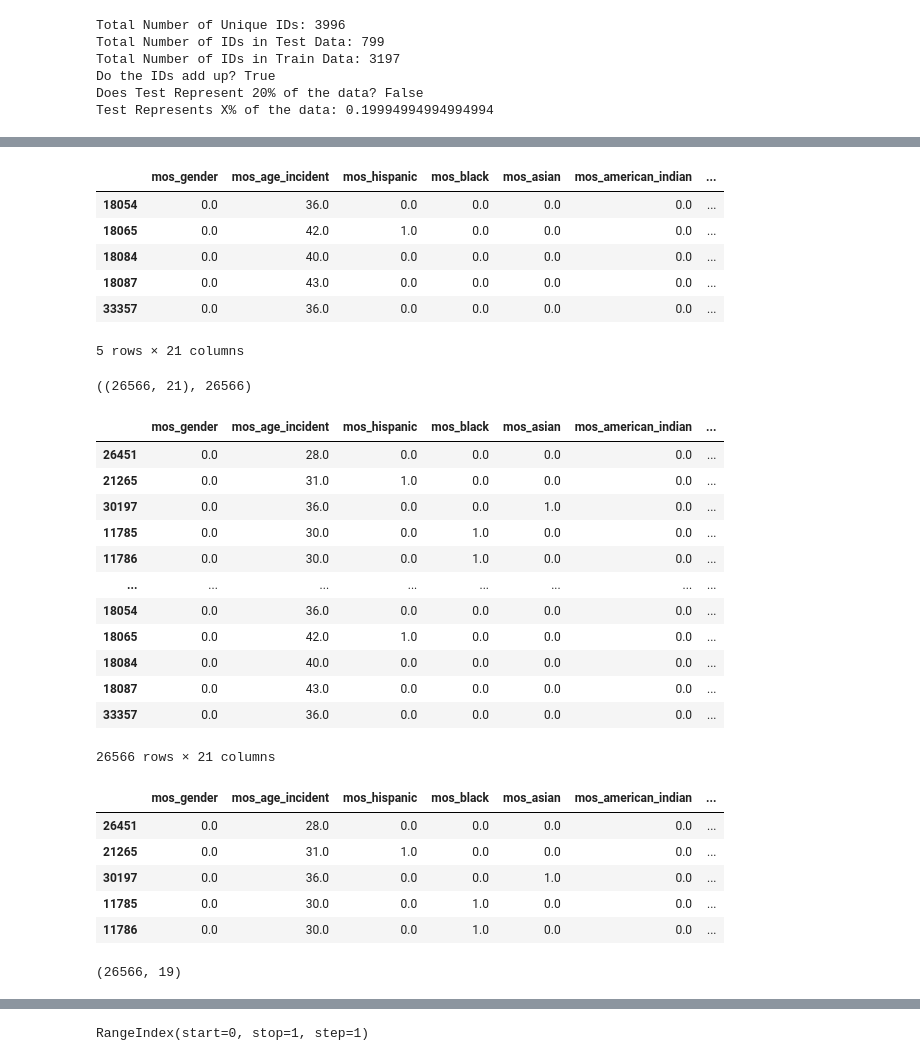
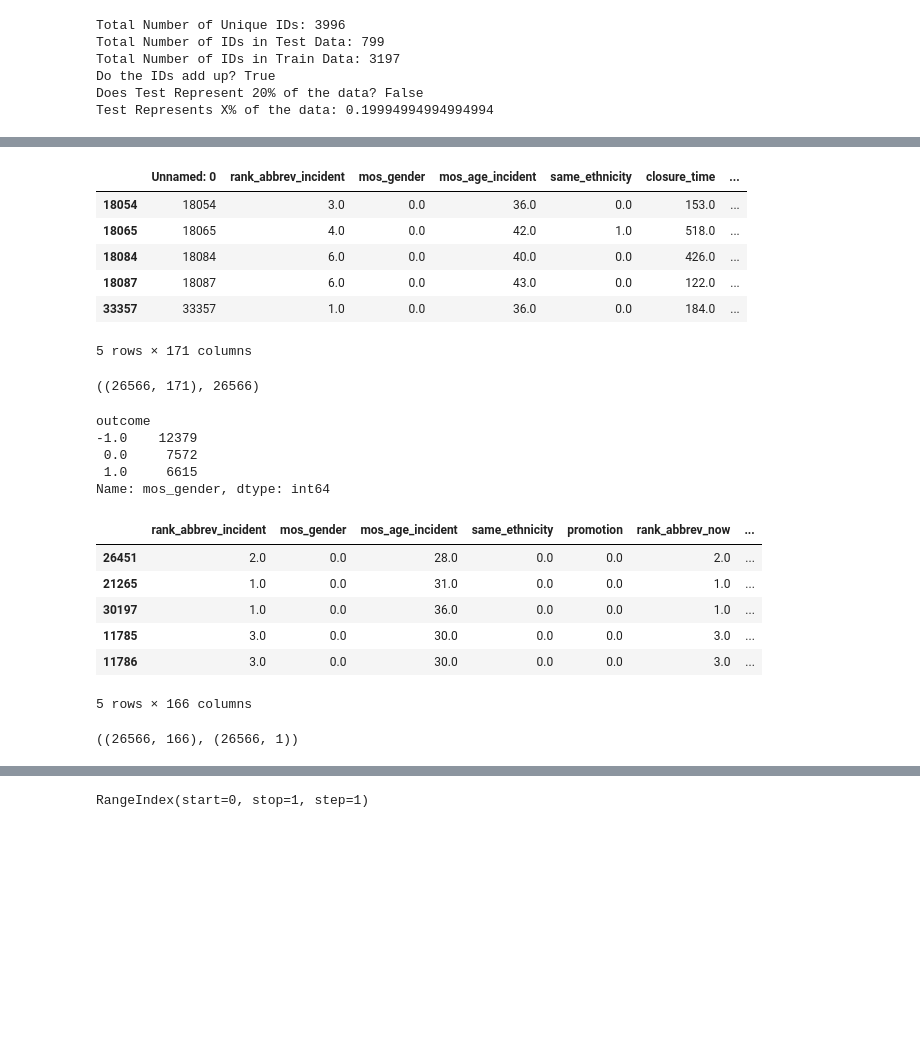
Before and after one commit to DSharm/nypd_misconduct, a Jupyter notebook: svd_exploration.ipynb, the cells around one changed output, grey strips where cells are left out. Cells and saved outputs as stored; diff of their text form; code cells hidden in the pictures; blank space fills up the shorter version.

```diff
--- a/svd_exploration.ipynb
+++ b/svd_exploration.ipynb
@@ -11,5 +11,5 @@ from pipeline import generate_basic_exploration
 # %%
 df = pd.read_csv('allegations_cleaned2.csv')
 # %%
-for x in df.columns:
-    print(x)
+# for x in df.columns:
+#     print(x)
@@ -45,5 +27,5 @@ keep_vars = ['mos_gender','mos_age_incident','mos_hispanic','mos_black',
 # %%
-df = df[keep_vars]
+# df = df[keep_vars]
 # %%
 #df[['closure_time']].hist()
 # %%
@@ -112,8 +94,8 @@ Index(['mos_gender', 'mos_age_incident', 'mos_hispanic', 'mos_black',
 # %%
 # construct type of FADO as outcome
-train['fado'] = np.nan
-train.loc[train['abuse_of_authority']==1,'fado']=1
-train.loc[train['discourtesy']==1,'fado']=2
-train.loc[train['offensive_language']==1,'fado']=3
-train.loc[train['force']==1,'fado']=4
-train.drop(['abuse_of_authority',"discourtesy",'offensive_language','force'],axis=1,inplace=True)
+# train['fado'] = np.nan
+# train.loc[train['abuse_of_authority']==1,'fado']=1
+# train.loc[train['discourtesy']==1,'fado']=2
+# train.loc[train['offensive_language']==1,'fado']=3
+# train.loc[train['force']==1,'fado']=4
+# train.drop(['abuse_of_authority',"discourtesy",'offensive_language','force'],axis=1,inplace=True)
@@ -142,30 +106,14 @@ outcome_var = "outcome"
 train = train.sort_values(by=outcome_var)
 train.tail()
 # %% [output]
-|  | mos_gender | mos_age_incident | mos_hispanic | mos_black | mos_asian | mos_american_indian | ... |
-| 18054 | 0.0 | 36.0 | 0.0 | 0.0 | 0.0 | 0.0 | ... |
-| 18065 | 0.0 | 42.0 | 1.0 | 0.0 | 0.0 | 0.0 | ... |
-| 18084 | 0.0 | 40.0 | 0.0 | 0.0 | 0.0 | 0.0 | ... |
-| 18087 | 0.0 | 43.0 | 0.0 | 0.0 | 0.0 | 0.0 | ... |
-| 33357 | 0.0 | 36.0 | 0.0 | 0.0 | 0.0 | 0.0 | ... |
+|  | Unnamed: 0 | rank_abbrev_incident | mos_gender | mos_age_incident | same_ethnicity | closure_time | ... |
+| 18054 | 18054 | 3.0 | 0.0 | 36.0 | 0.0 | 153.0 | ... |
+| 18065 | 18065 | 4.0 | 0.0 | 42.0 | 1.0 | 518.0 | ... |
+| 18084 | 18084 | 6.0 | 0.0 | 40.0 | 0.0 | 426.0 | ... |
+| 18087 | 18087 | 6.0 | 0.0 | 43.0 | 0.0 | 122.0 | ... |
+| 33357 | 33357 | 1.0 | 0.0 | 36.0 | 0.0 | 184.0 | ... |
-5 rows × 21 columns
+5 rows × 171 columns
 # %%
 train.shape, 13945+12621
 # %% [output]
-((26566, 21), 26566)
+((26566, 171), 26566)
-# %%
-train
-# %% [output]
-|  | mos_gender | mos_age_incident | mos_hispanic | mos_black | mos_asian | mos_american_indian | ... |
-| 26451 | 0.0 | 28.0 | 0.0 | 0.0 | 0.0 | 0.0 | ... |
-| 21265 | 0.0 | 31.0 | 1.0 | 0.0 | 0.0 | 0.0 | ... |
-| 30197 | 0.0 | 36.0 | 0.0 | 0.0 | 1.0 | 0.0 | ... |
-| 11785 | 0.0 | 30.0 | 0.0 | 1.0 | 0.0 | 0.0 | ... |
-| 11786 | 0.0 | 30.0 | 0.0 | 1.0 | 0.0 | 0.0 | ... |
-| ... | ... | ... | ... | ... | ... | ... | ... |
-| 18054 | 0.0 | 36.0 | 0.0 | 0.0 | 0.0 | 0.0 | ... |
-| 18065 | 0.0 | 42.0 | 1.0 | 0.0 | 0.0 | 0.0 | ... |
-| 18084 | 0.0 | 40.0 | 0.0 | 0.0 | 0.0 | 0.0 | ... |
-| 18087 | 0.0 | 43.0 | 0.0 | 0.0 | 0.0 | 0.0 | ... |
-| 33357 | 0.0 | 36.0 | 0.0 | 0.0 | 0.0 | 0.0 | ... |
-26566 rows × 21 columns
@@ -172,21 +122,31 @@ train
 # %%
 outcome_breakdown = train.groupby([outcome_var])['mos_gender'].count()
+# %%
+outcome_breakdown
+# %% [output]
+outcome
+-1.0    12379
+ 0.0     7572
+ 1.0     6615
+Name: mos_gender, dtype: int64
 # %%
 # let's take out just the features
-# train_features = train.drop(['officer_id',outcome_var,'Unnamed: 0','closure_time','demotion'],axis=1)
-train_features = train.drop(['officer_id',outcome_var],axis=1)
+train_features = train.drop(['officer_id',outcome_var,'Unnamed: 0','closure_time','demotion'],axis=1)
+# train_features = train.drop(['officer_id',outcome_var],axis=1)
+train_target = train[[outcome_var]]
 train_features.head()
 # %% [output]
-|  | mos_gender | mos_age_incident | mos_hispanic | mos_black | mos_asian | mos_american_indian | ... |
-| 26451 | 0.0 | 28.0 | 0.0 | 0.0 | 0.0 | 0.0 | ... |
-| 21265 | 0.0 | 31.0 | 1.0 | 0.0 | 0.0 | 0.0 | ... |
-| 30197 | 0.0 | 36.0 | 0.0 | 0.0 | 1.0 | 0.0 | ... |
-| 11785 | 0.0 | 30.0 | 0.0 | 1.0 | 0.0 | 0.0 | ... |
-| 11786 | 0.0 | 30.0 | 0.0 | 1.0 | 0.0 | 0.0 | ... |
+|  | rank_abbrev_incident | mos_gender | mos_age_incident | same_ethnicity | promotion | rank_abbrev_now | ... |
+| 26451 | 2.0 | 0.0 | 28.0 | 0.0 | 0.0 | 2.0 | ... |
+| 21265 | 1.0 | 0.0 | 31.0 | 0.0 | 0.0 | 1.0 | ... |
+| 30197 | 1.0 | 0.0 | 36.0 | 0.0 | 0.0 | 1.0 | ... |
+| 11785 | 3.0 | 0.0 | 30.0 | 0.0 | 0.0 | 3.0 | ... |
+| 11786 | 3.0 | 0.0 | 30.0 | 0.0 | 0.0 | 3.0 | ... |
+5 rows × 166 columns
 # %%
-train_features.shape
+train_features.shape, train_target.shape
 # %% [output]
-(26566, 19)
+((26566, 166), (26566, 1))
 # %%
 U, S, VT = la.svd(np.array(train_features), full_matrices=False)
 # %%
```
Also changed, not shown: parts of 35 cells of this notebook.
